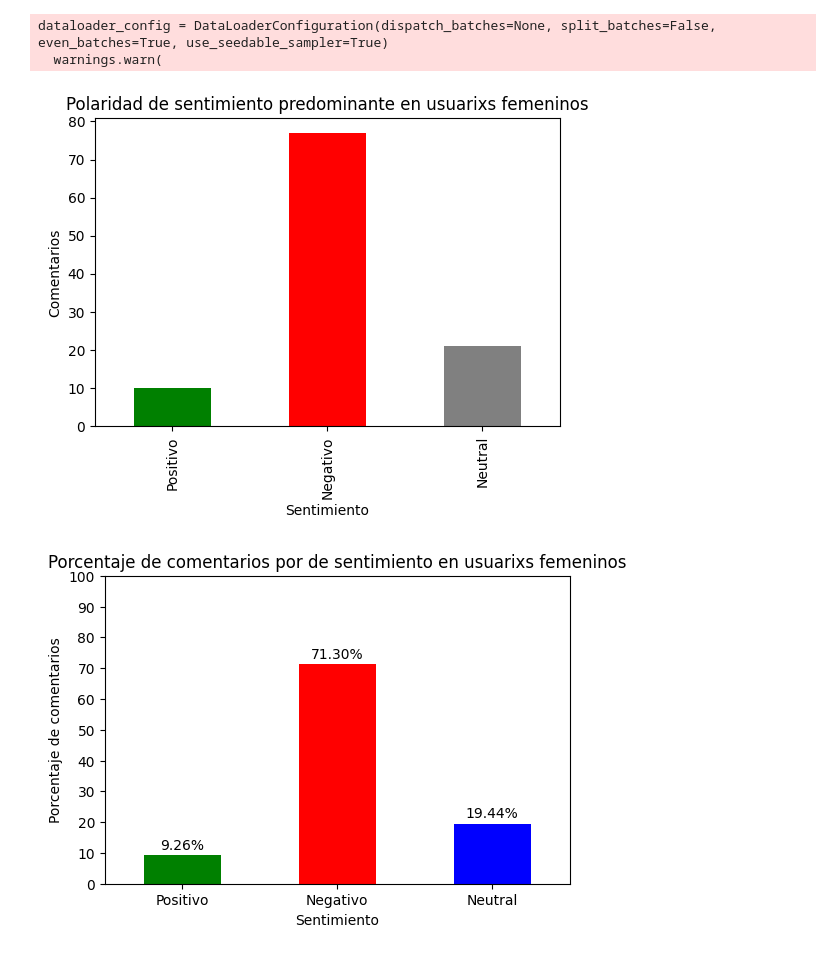
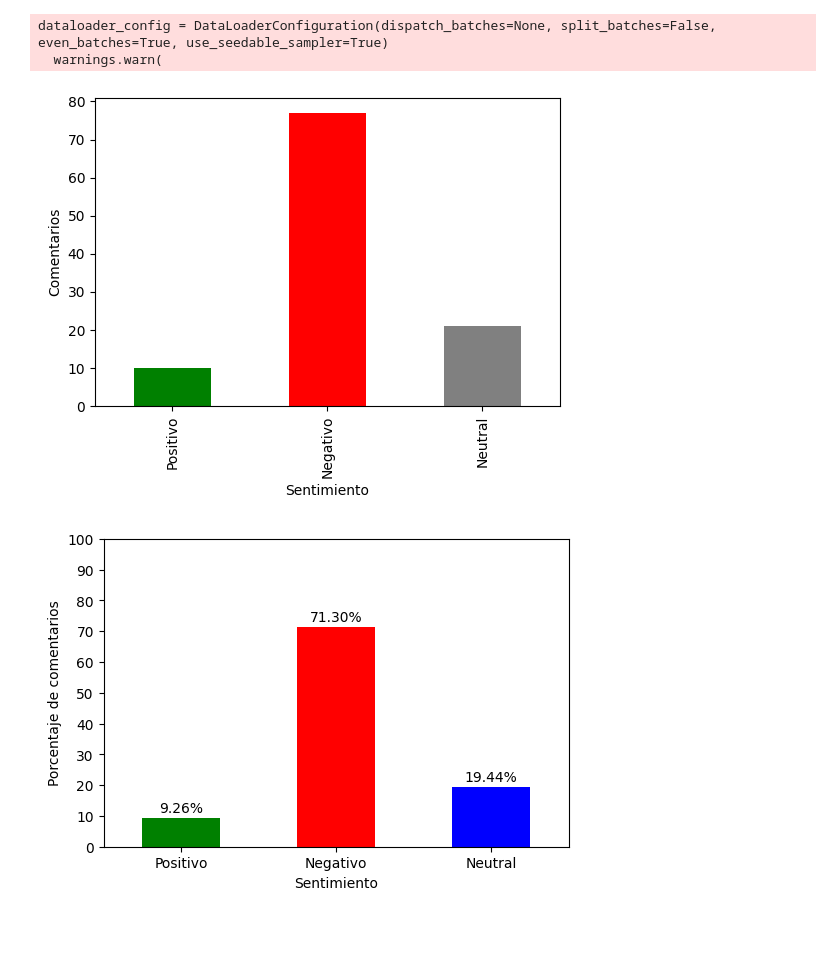
Before and after one commit to shodri/tesis, a Jupyter notebook: Python/fig36_37_38_39_40_41_44_45_46_47_48_49_analisis_cruzado.ipynb, the cells around one changed output. Cells and saved outputs as stored; diff of their text form; code cells hidden in the pictures; blank space fills up the shorter version.

```diff
--- a/Python/fig36_37_38_39_40_41_44_45_46_47_48_49_analisis_cruzado.ipynb
+++ b/Python/fig36_37_38_39_40_41_44_45_46_47_48_49_analisis_cruzado.ipynb
@@ -5,7 +5,7 @@ import matplotlib.pyplot as plt
 from pysentimiento.preprocessing import preprocess_tweet
 import numpy as np
 
-df = pd.read_csv("comentarios.csv")
+df = pd.read_csv("../Datos/comentarios.csv")
 # %%
 #A favor del proyecto
 titulo = 'usuarixs a favor del proyecto'
@@ -62,36 +62,34 @@ sentimiento_map = {0: 'Positivo', 1: 'Neutral', 2: 'Negativo'}
 df['sentimiento'] = df['sentimiento'].map(sentimiento_map)
 plt.figure(figsize=(6, 4))
 df['sentimiento'].value_counts().loc[['Positivo', 'Negativo', 'Neutral']].plot(kind='bar', color=['green', 'red', 'grey'])
-plt.title('Polaridad de sentimiento predominante en '+ titulo)
 plt.xlabel('Sentimiento')
 plt.ylabel('Comentarios')
 plt.show()
 # %% [output]
-[figure, old version]
+[figure, new version]
 # %%
 
 # Calcular el conteo de cada sentimiento y su porcentaje
 sentimiento_counts = df['sentimiento'].value_counts(normalize=True) * 100
 
 # Reordenar las categorías en el orden deseado
 sentimiento_counts = sentimiento_counts.loc[['Positivo', 'Negativo', 'Neutral']]
 
 # Crear el gráfico de barras
 plt.figure(figsize=(6, 4))
 sentimiento_counts.plot(kind='bar', color=['green', 'red', 'blue'])
-plt.title('Porcentaje de comentarios por de sentimiento en '+ titulo)
 plt.xlabel('Sentimiento')
 plt.ylabel('Porcentaje de comentarios')
 plt.xticks(rotation=0)
 plt.yticks(np.arange(0, 101, 10))  # Establecer los ticks del eje y en intervalos de 10
 
 # Agregar etiquetas con los porcentajes
 for i, v in enumerate(sentimiento_counts):
     plt.text(i, v + 1, f"{v:.2f}%", ha='center', va='bottom')
 
 plt.show()
 # %% [output]
-[figure, old version]
+[figure, new version]
 # %%
 # EMOCIONES
 def detectar_emociones(comentario):
```
Also changed, not shown: parts of 3 cells of this notebook, 10 other files.
